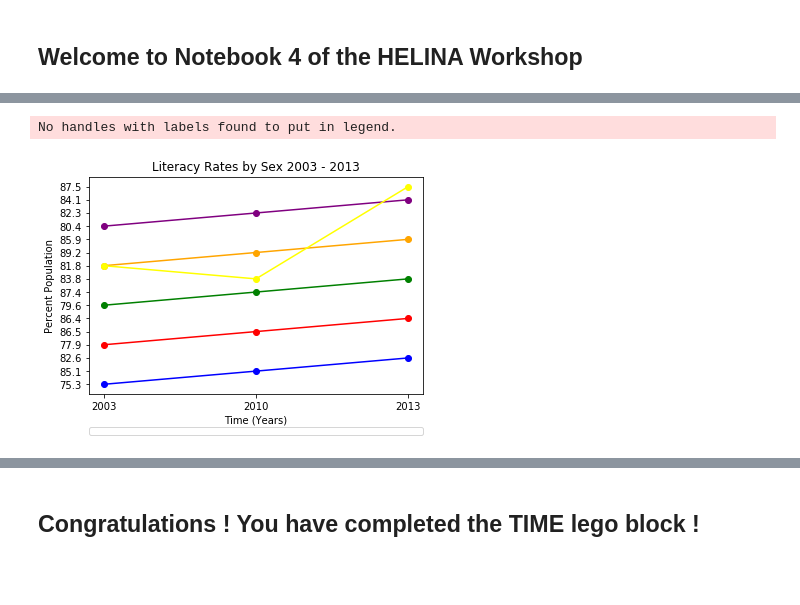
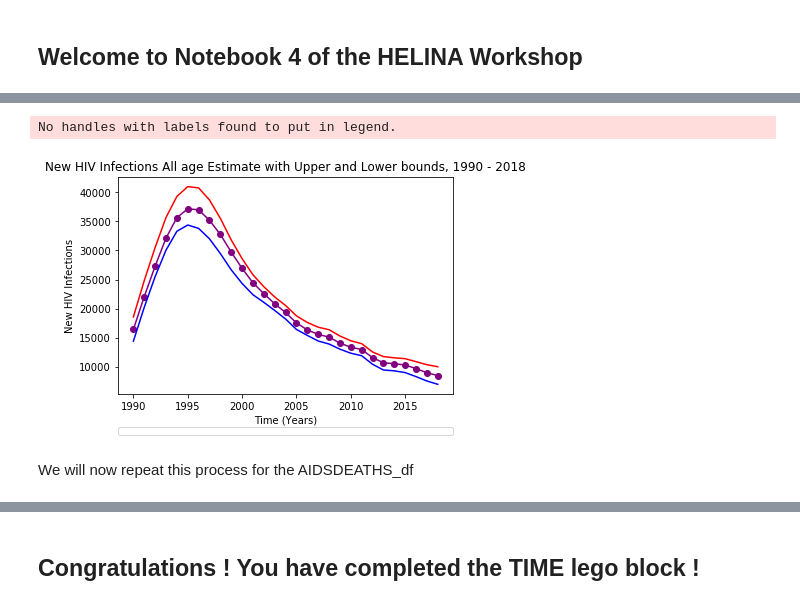
Before and after one commit to PHI-Case-Studies/2019-HIV-Prevalence-Botswana, a Jupyter notebook: HELINA-Workshop-2019-notebook-4.ipynb, the cells around one changed output, grey strips where cells are left out. Cells and saved outputs as stored; diff of their text form; code cells hidden in the pictures; blank space fills up the shorter version.

Commit message:
Add files via upload
Added edits to Notebook 4 to provide trend graphs for the UNAIDS PLHIV, New Infections, and AIDS Deaths 1990-2018.

```diff
--- a/HELINA-Workshop-2019-notebook-4.ipynb
+++ b/HELINA-Workshop-2019-notebook-4.ipynb
@@ -15,2 +70,3 @@ import pandas as pd
 # %%
-table3 = pd.read_pickle('outputs/table3pickle.pkl')
+#read the pickle file
+NEW_INFECTIONS_df = pd.read_pickle('outputs/NEW_INFECTIONS_df.pkl')
@@ -42,19 +94,25 @@ import numpy as np
+# %%
+# assign variables based upon the column names in the dataframe
+year = NEW_INFECTIONS_df['YEAR']
+all_age_est = NEW_INFECTIONS_df['ALLAGEEST']
+all_age_lower_est = NEW_INFECTIONS_df['LOWEST']
+all_age_upper_est = NEW_INFECTIONS_df['UPEST']
 # %%
-plt.plot(year, male1070, marker ='o', color ='blue')
-plt.plot(year, female1070, marker='o', color ='red')
-plt.plot(year, male1270, marker='o', color ='green')
-plt.plot(year, female1270, marker ='o', color = 'orange')
-plt.plot(year, male1565, marker ='o', color ='purple')
-plt.plot(year, female1565, marker ='o', color ='yellow')
+# plot the trend graph
+plt.plot(year, all_age_est, marker ='o', color ='purple')
+plt.plot(year, all_age_lower_est, color ='blue')
+plt.plot(year, all_age_upper_est, color ='red')
 
 plt.xlabel('Time (Years)')
-plt.ylabel('Percent Population')
-plt.title('Literacy Rates by Sex 2003 - 2013')
+plt.ylabel('New HIV Infections')
+plt.title('New HIV Infections All age Estimate with Upper and Lower bounds, 1990 - 2018')
 
 
 #plt.legend()
 plt.legend(bbox_to_anchor=(0, -0.15, 1, 0), loc=2, ncol=3, mode="expand", borderaxespad=0)
 plt.show()
 # %% [output]
 No handles with labels found to put in legend.
-[figure, old version]
+[figure, new version]
+# %% [markdown]
+We will now repeat this process for the AIDSDEATHS_df
```
Also changed, not shown: parts of 20 cells of this notebook.
